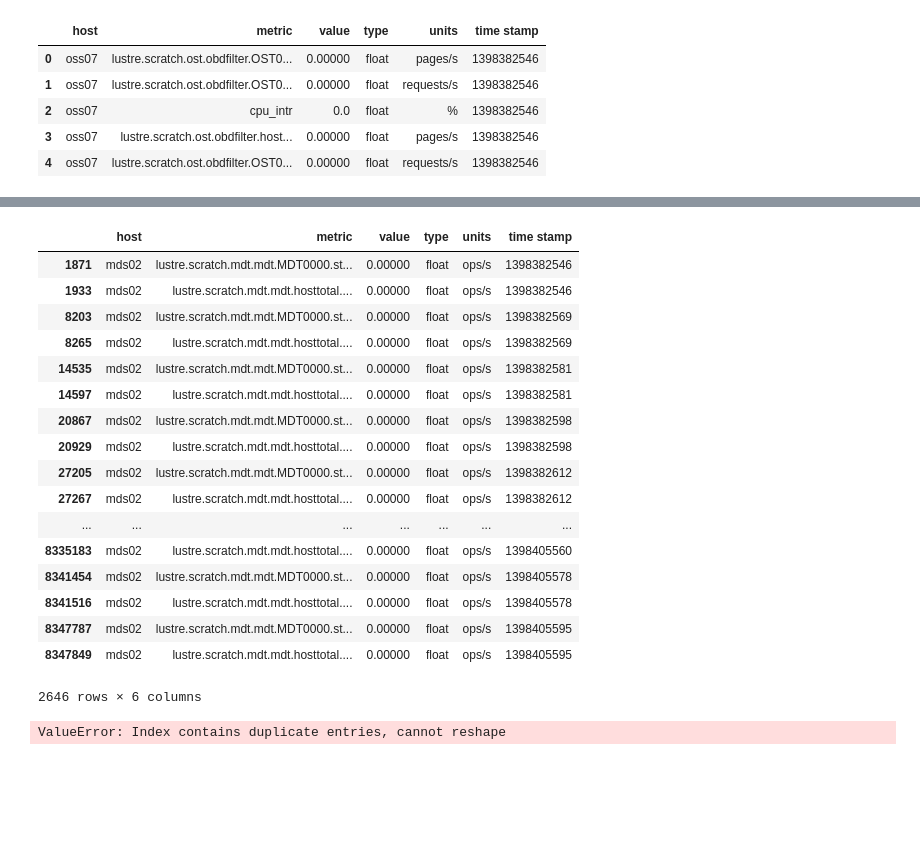
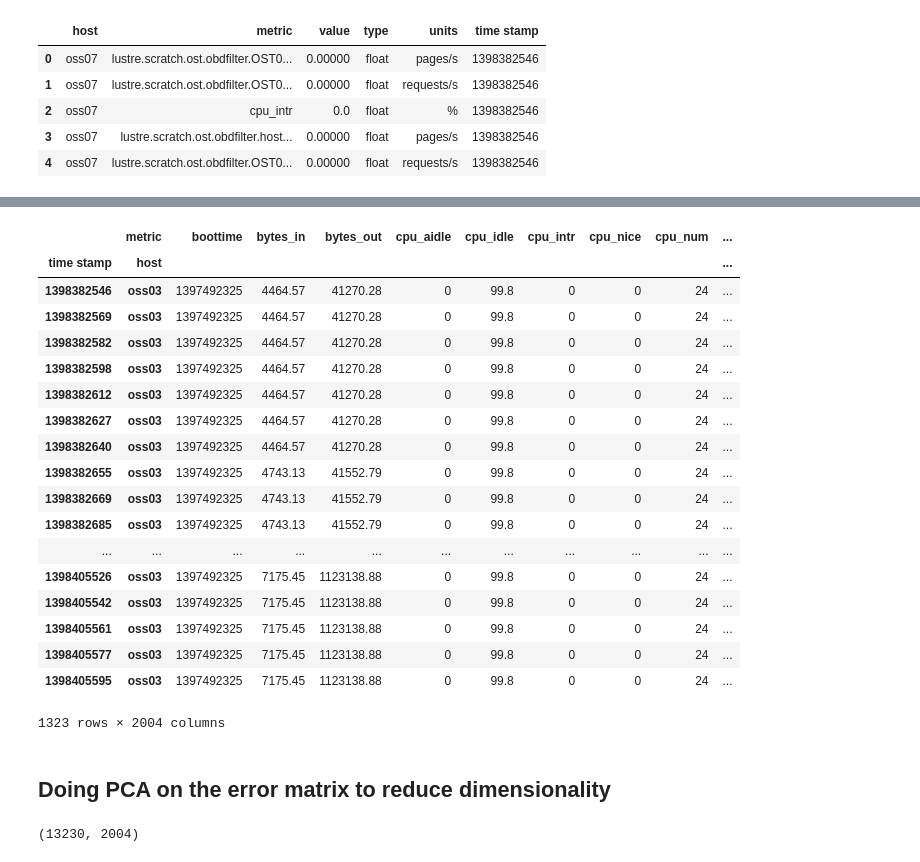
Before and after one commit to colinsongf/xsede_2015, a Jupyter notebook: 04a_exploratory_pandas.ipynb, the cells around one changed output, grey strips where cells are left out. Cells and saved outputs as stored; diff of their text form; code cells hidden in the pictures; blank space fills up the shorter version.

```diff
--- a/04a_exploratory_pandas.ipynb
+++ b/04a_exploratory_pandas.ipynb
@@ -101,26 +237,25 @@ statfs.head()
-# %%
-statfs[statfs.host == 'mds02']
-# %% [output]
-|  | host | metric | value | type | units | time stamp |
-| 1871 | mds02 | lustre.scratch.mdt.mdt.MDT0000.st... | 0.00000 | float | ops/s | 1398382546 |
-| 1933 | mds02 | lustre.scratch.mdt.mdt.hosttotal.... | 0.00000 | float | ops/s | 1398382546 |
-| 8203 | mds02 | lustre.scratch.mdt.mdt.MDT0000.st... | 0.00000 | float | ops/s | 1398382569 |
-| 8265 | mds02 | lustre.scratch.mdt.mdt.hosttotal.... | 0.00000 | float | ops/s | 1398382569 |
-| 14535 | mds02 | lustre.scratch.mdt.mdt.MDT0000.st... | 0.00000 | float | ops/s | 1398382581 |
-| 14597 | mds02 | lustre.scratch.mdt.mdt.hosttotal.... | 0.00000 | float | ops/s | 1398382581 |
-| 20867 | mds02 | lustre.scratch.mdt.mdt.MDT0000.st... | 0.00000 | float | ops/s | 1398382598 |
-| 20929 | mds02 | lustre.scratch.mdt.mdt.hosttotal.... | 0.00000 | float | ops/s | 1398382598 |
-| 27205 | mds02 | lustre.scratch.mdt.mdt.MDT0000.st... | 0.00000 | float | ops/s | 1398382612 |
-| 27267 | mds02 | lustre.scratch.mdt.mdt.hosttotal.... | 0.00000 | float | ops/s | 1398382612 |
-| ... | ... | ... | ... | ... | ... | ... |
-| 8335183 | mds02 | lustre.scratch.mdt.mdt.hosttotal.... | 0.00000 | float | ops/s | 1398405560 |
-| 8341454 | mds02 | lustre.scratch.mdt.mdt.MDT0000.st... | 0.00000 | float | ops/s | 1398405578 |
-| 8341516 | mds02 | lustre.scratch.mdt.mdt.hosttotal.... | 0.00000 | float | ops/s | 1398405578 |
-| 8347787 | mds02 | lustre.scratch.mdt.mdt.MDT0000.st... | 0.00000 | float | ops/s | 1398405595 |
-| 8347849 | mds02 | lustre.scratch.mdt.mdt.hosttotal.... | 0.00000 | float | ops/s | 1398405595 |
-2646 rows × 6 columns
-# %%
-pivot = df.pivot(index='time stamp', columns='metric', values='value')
-pivot.head()
-# %% [output]
-ValueError: Index contains duplicate entries, cannot reshape
+# %%
+idx = pd.IndexSlice
+metrics.loc[idx[:,'oss03'],:]
+# %% [output]
+|  | metric | boottime | bytes_in | bytes_out | cpu_aidle | cpu_idle | cpu_intr | cpu_nice | cpu_num | ... |
+| time stamp | host |  |  |  |  |  |  |  |  | ... |
+| 1398382546 | oss03 | 1397492325 | 4464.57 | 41270.28 | 0 | 99.8 | 0 | 0 | 24 | ... |
+| 1398382569 | oss03 | 1397492325 | 4464.57 | 41270.28 | 0 | 99.8 | 0 | 0 | 24 | ... |
+| 1398382582 | oss03 | 1397492325 | 4464.57 | 41270.28 | 0 | 99.8 | 0 | 0 | 24 | ... |
+| 1398382598 | oss03 | 1397492325 | 4464.57 | 41270.28 | 0 | 99.8 | 0 | 0 | 24 | ... |
+| 1398382612 | oss03 | 1397492325 | 4464.57 | 41270.28 | 0 | 99.8 | 0 | 0 | 24 | ... |
+| 1398382627 | oss03 | 1397492325 | 4464.57 | 41270.28 | 0 | 99.8 | 0 | 0 | 24 | ... |
+| 1398382640 | oss03 | 1397492325 | 4464.57 | 41270.28 | 0 | 99.8 | 0 | 0 | 24 | ... |
+| 1398382655 | oss03 | 1397492325 | 4743.13 | 41552.79 | 0 | 99.8 | 0 | 0 | 24 | ... |
+| 1398382669 | oss03 | 1397492325 | 4743.13 | 41552.79 | 0 | 99.8 | 0 | 0 | 24 | ... |
+| 1398382685 | oss03 | 1397492325 | 4743.13 | 41552.79 | 0 | 99.8 | 0 | 0 | 24 | ... |
+| ... | ... | ... | ... | ... | ... | ... | ... | ... | ... | ... |
+| 1398405526 | oss03 | 1397492325 | 7175.45 | 1123138.88 | 0 | 99.8 | 0 | 0 | 24 | ... |
+| 1398405542 | oss03 | 1397492325 | 7175.45 | 1123138.88 | 0 | 99.8 | 0 | 0 | 24 | ... |
+| 1398405561 | oss03 | 1397492325 | 7175.45 | 1123138.88 | 0 | 99.8 | 0 | 0 | 24 | ... |
+| 1398405577 | oss03 | 1397492325 | 7175.45 | 1123138.88 | 0 | 99.8 | 0 | 0 | 24 | ... |
+| 1398405595 | oss03 | 1397492325 | 7175.45 | 1123138.88 | 0 | 99.8 | 0 | 0 | 24 | ... |
+1323 rows × 2004 columns
+# %% [markdown]
+## Doing PCA on the error matrix to reduce dimensionality
@@ -126,0 +265,5 @@ ValueError: Index contains duplicate entries, cannot reshape
+# %%
+A = metrics.as_matrix()
+A.shape
+# %% [output]
+(13230, 2004)
```
Also changed, not shown: parts of 24 cells of this notebook, 6 other files.
